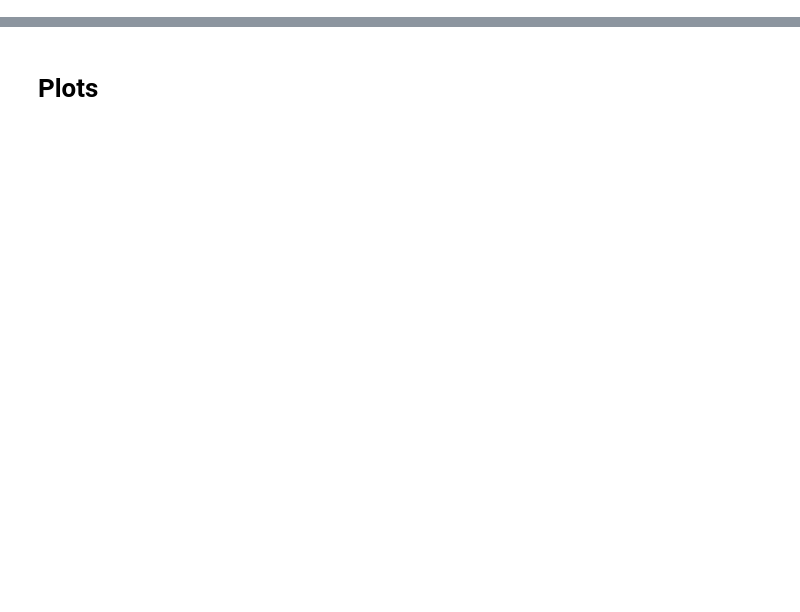
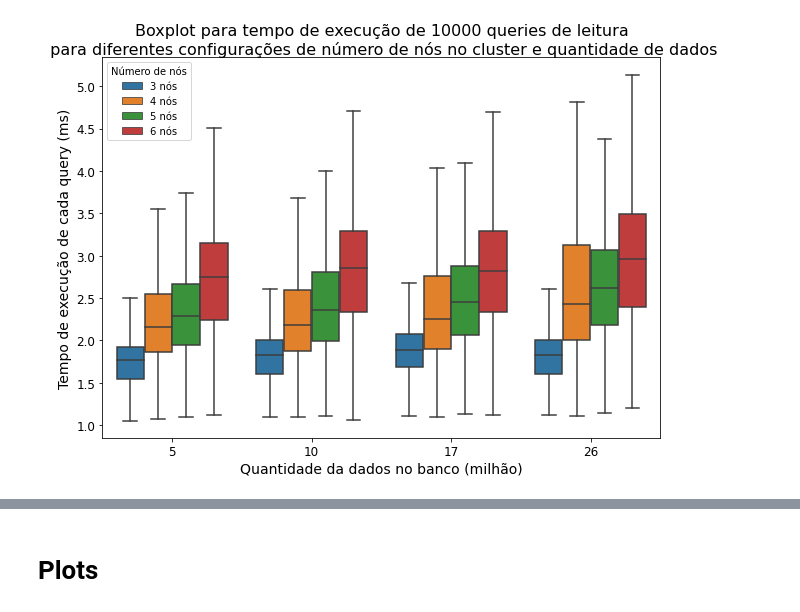
Before and after one commit to svponte/bdm, a Jupyter notebook: resultados/analise_resultados.ipynb, the cells around one changed output, grey strips where cells are left out. Cells and saved outputs as stored; diff of their text form; code cells hidden in the pictures; blank space fills up the shorter version.

```diff
--- a/resultados/analise_resultados.ipynb
+++ b/resultados/analise_resultados.ipynb
@@ -40,0 +126,3 @@ df_t.head()
+# %%
+df_final_sorted_qtd = df_final.sort_values(by='Quantidade de dados')
+df_final_sorted_qtd
@@ -99,0 +178,3 @@ Name: mean, Length: 1000, dtype: float64
+# %%
+df_final_sorted_qtd['execution_time_ms'] = df_final_sorted_qtd['execution_time'] * 1000
+df_final_sorted_qtd
@@ -99,0 +195,21 @@ Name: mean, Length: 1000, dtype: float64
+# %%
+plt.figure(figsize=(10,7))
+hue_order = df_final_pivot.columns
+sns.boxplot(x='Quantidade de dados', y='execution_time_ms', hue='Número de nós', hue_order=hue_order, data=df_final_sorted_qtd, showfliers = False)
+
+plt.title(f"Boxplot para tempo de execução de {n_queries} queries de leitura\n para diferentes configurações de número de nós no cluster e quantidade de dados",
+          fontdict={'size': 16},
+          wrap=True)
+
+plt.xlabel('Quantidade da dados no banco (milhão)',
+           fontdict={'size': 14})
+plt.ylabel('Tempo de execução de cada query (ms)', fontdict={'size': 14})
+
+plt.tick_params(axis='x', labelsize=12)
+plt.tick_params(axis='y', labelsize=12)
+
+plt.savefig(f'final_boxplot.png', dpi=300)
+
+plt.show()
+# %% [output]
+[figure, added]
```
Also changed, not shown: parts of 58 cells of this notebook, 17 other files.
